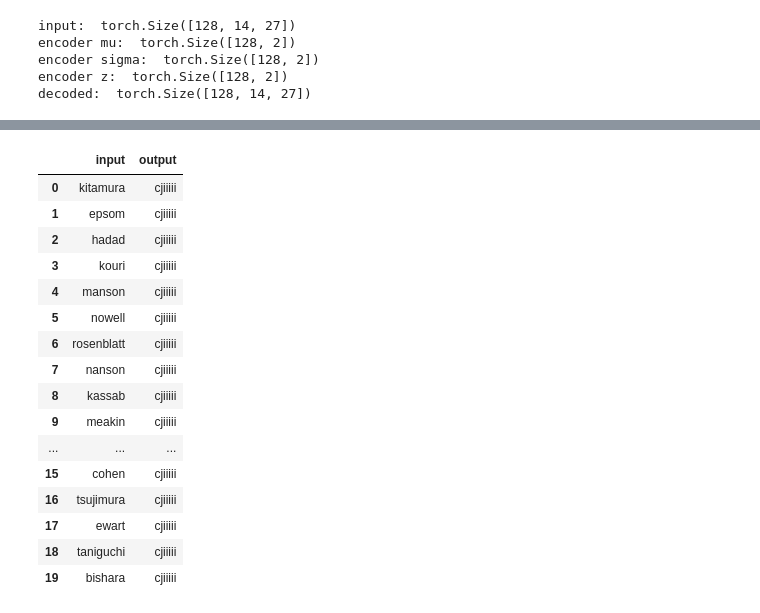
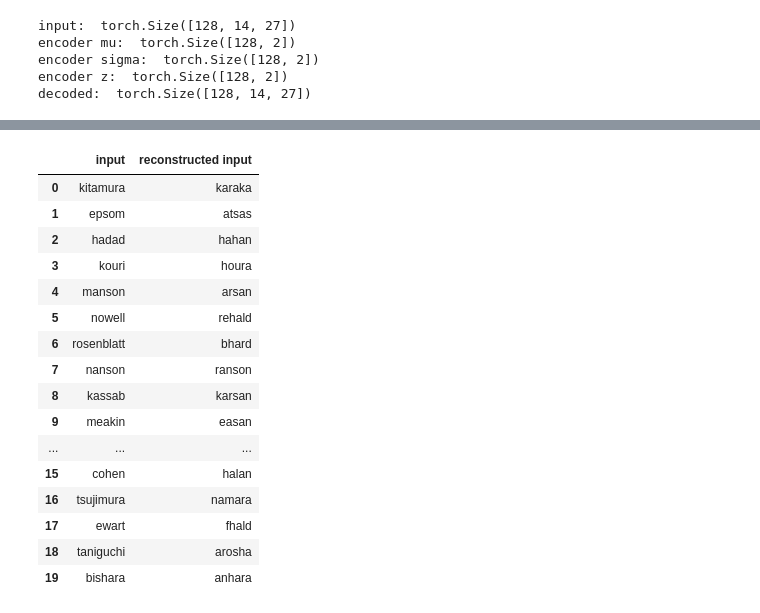
Before and after one commit to hmralavi/ML-Pytorch, a Jupyter notebook: 04-names-classification-VAE/04-names-classification-VAE.ipynb, the cells around one changed output, grey strips where cells are left out. Cells and saved outputs as stored; diff of their text form; code cells hidden in the pictures.

```diff
--- a/04-names-classification-VAE/04-names-classification-VAE.ipynb
+++ b/04-names-classification-VAE/04-names-classification-VAE.ipynb
@@ -236,36 +258,36 @@ epoch           batch           training loss
 # %%
 import pandas as pd
 x, y = next(iter(ds_loader))
 with torch.no_grad():
     output, _, _ = vae(x)
-df = {"input":[], "output":[]}
+df = {"input":[], "reconstructed input":[]}
 for i in range(20):
     x_str = ds.tensor2name(x[i, ...])
     output_str = ds.tensor2name(output[i, ...])
     df["input"].append(x_str.strip())
-    df["output"].append(output_str.strip())
+    df["reconstructed input"].append(output_str.strip())
 
 df = pd.DataFrame(df)
 df = df.style.set_properties(**{'text-align': 'center'})
 df
 # %% [output]
-|  | input | output |
-| 0 | kitamura | cjiiiii |
-| 1 | epsom | cjiiiii |
-| 2 | hadad | cjiiiii |
-| 3 | kouri | cjiiiii |
-| 4 | manson | cjiiiii |
-| 5 | nowell | cjiiiii |
-| 6 | rosenblatt | cjiiiii |
-| 7 | nanson | cjiiiii |
-| 8 | kassab | cjiiiii |
-| 9 | meakin | cjiiiii |
+|  | input | reconstructed input |
+| 0 | kitamura | karaka |
+| 1 | epsom | atsas |
+| 2 | hadad | hahan |
+| 3 | kouri | houra |
+| 4 | manson | arsan |
+| 5 | nowell | rehald |
+| 6 | rosenblatt | bhard |
+| 7 | nanson | ranson |
+| 8 | kassab | karsan |
+| 9 | meakin | easan |
 | ... | ... | ... |
-| 15 | cohen | cjiiiii |
-| 16 | tsujimura | cjiiiii |
-| 17 | ewart | cjiiiii |
-| 18 | taniguchi | cjiiiii |
-| 19 | bishara | cjiiiii |
+| 15 | cohen | halan |
+| 16 | tsujimura | namara |
+| 17 | ewart | fhald |
+| 18 | taniguchi | arosha |
+| 19 | bishara | anhara |
 # %%
 Z = []
 Y = []
```
Also changed, not shown: parts of 6 cells of this notebook.
